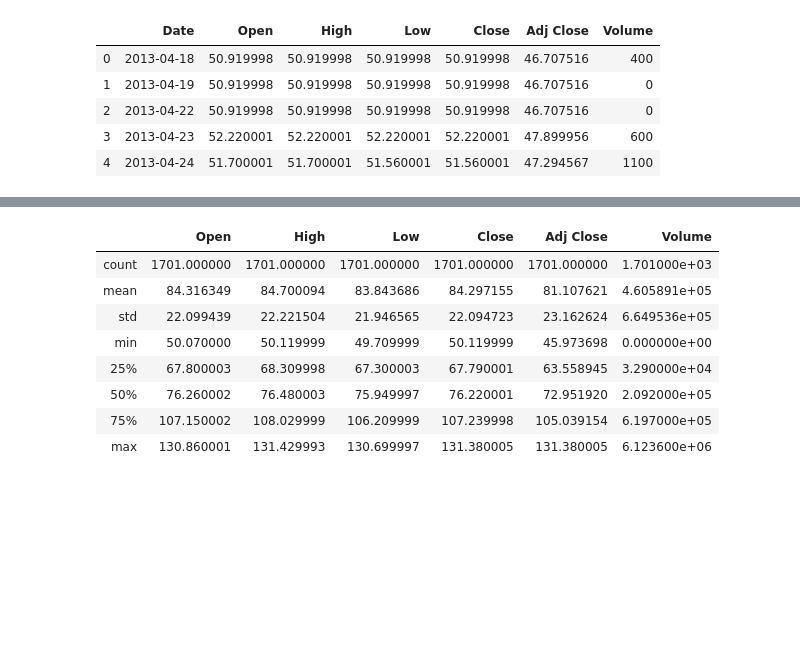
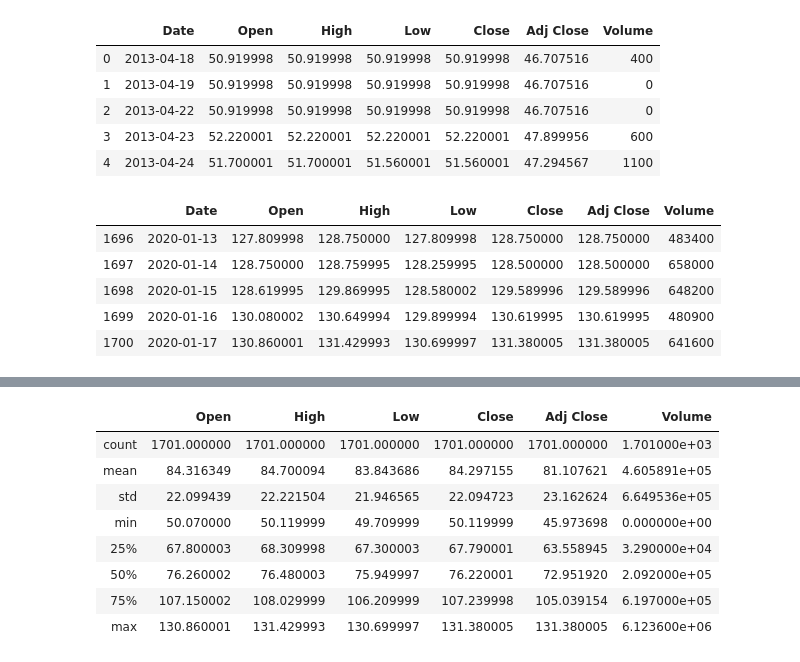
Before and after one commit to agalbachicar/fa_momentum, a Jupyter notebook: src/momentum.ipynb, the cells around one changed output, grey strips where cells are left out. Saved outputs shown, nothing was run; the diff lists cells and outputs as text; code cells hidden in the pictures; blank space fills up the shorter version.

```diff
--- a/src/momentum.ipynb
+++ b/src/momentum.ipynb
@@ -57,3 +65,12 @@ mtum_df.head()
 | 2 | 2013-04-22 | 50.919998 | 50.919998 | 50.919998 | 50.919998 | 46.707516 | 0 |
 | 3 | 2013-04-23 | 52.220001 | 52.220001 | 52.220001 | 52.220001 | 47.899956 | 600 |
 | 4 | 2013-04-24 | 51.700001 | 51.700001 | 51.560001 | 51.560001 | 47.294567 | 1100 |
+# %%
+mtum_df.tail()
+# %% [output]
+|  | Date | Open | High | Low | Close | Adj Close | Volume |
+| 1696 | 2020-01-13 | 127.809998 | 128.750000 | 127.809998 | 128.750000 | 128.750000 | 483400 |
+| 1697 | 2020-01-14 | 128.750000 | 128.759995 | 128.259995 | 128.500000 | 128.500000 | 658000 |
+| 1698 | 2020-01-15 | 128.619995 | 129.869995 | 128.580002 | 129.589996 | 129.589996 | 648200 |
+| 1699 | 2020-01-16 | 130.080002 | 130.649994 | 129.899994 | 130.619995 | 130.619995 | 480900 |
+| 1700 | 2020-01-17 | 130.860001 | 131.429993 | 130.699997 | 131.380005 | 131.380005 | 641600 |
```
Also changed, not shown: parts of 8 cells of this notebook.
